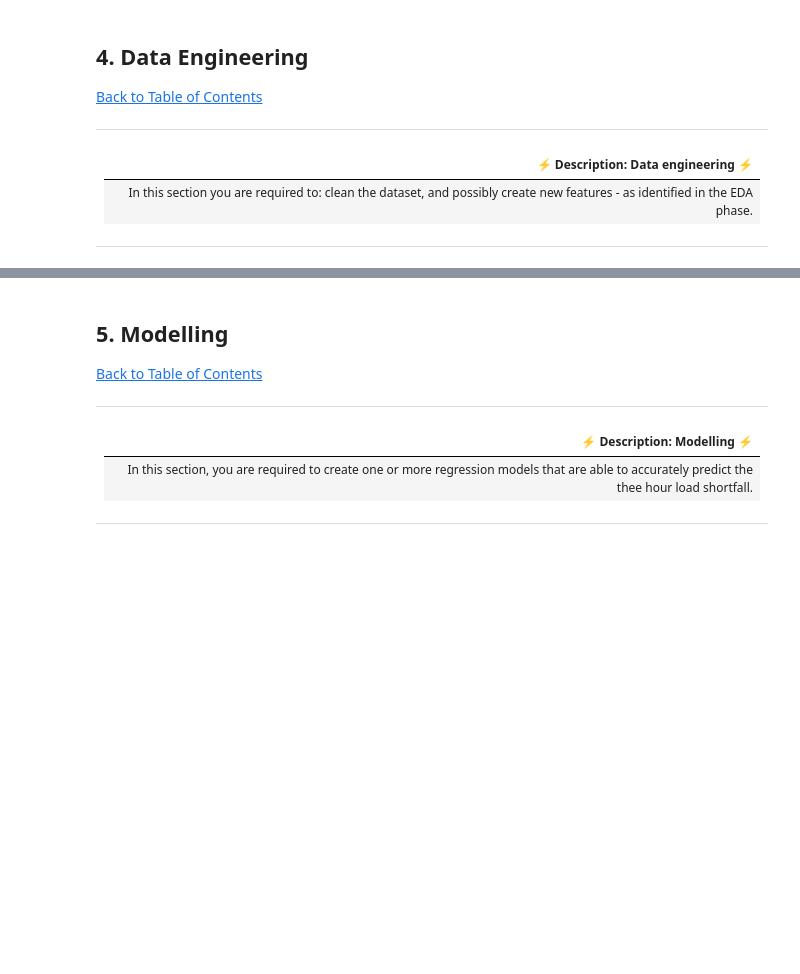
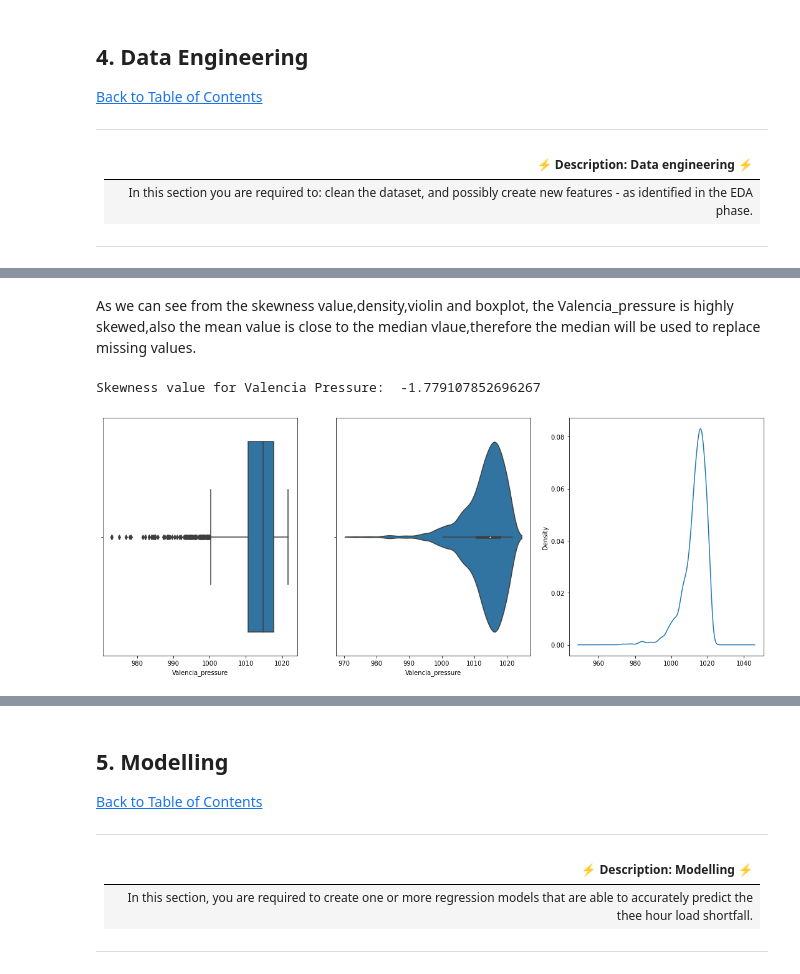
Before and after one commit to Emmantheo/Team-JM2-Starter-Notebook, a Jupyter notebook: starter-notebook.ipynb, the cells around one changed output, grey strips where cells are left out. Drawn from its saved outputs; the diff is of its cells as text; code cells hidden in the pictures; blank space fills up the shorter version.

```diff
--- a/starter-notebook.ipynb
+++ b/starter-notebook.ipynb
@@ -235,0 +394,11 @@ sns.
+# %% [markdown]
+As we can see from the skewness value,density,violin and boxplot, the Valencia_pressure is highly skewed,also the mean value is close to the median vlaue,therefore the median will be used to replace missing values.
+# %%
+fig,axes = plt.subplots(1,3,sharex=False,figsize=(19,7))
+sns.boxplot(x= raw_test['Valencia_pressure'],ax=axes[0]);
+sns.violinplot(x=raw_test['Valencia_pressure'],ax=axes[1]);
+axes[2]=raw_test['Valencia_pressure'].plot(kind='density')
+print('Skewness value for Valencia Pressure: ',raw_test['Valencia_pressure'].skew())
+# %% [output]
+Skewness value for Valencia Pressure:  -1.779107852696267
+[figure, added]
```
Also changed, not shown: parts of 42 cells of this notebook.
